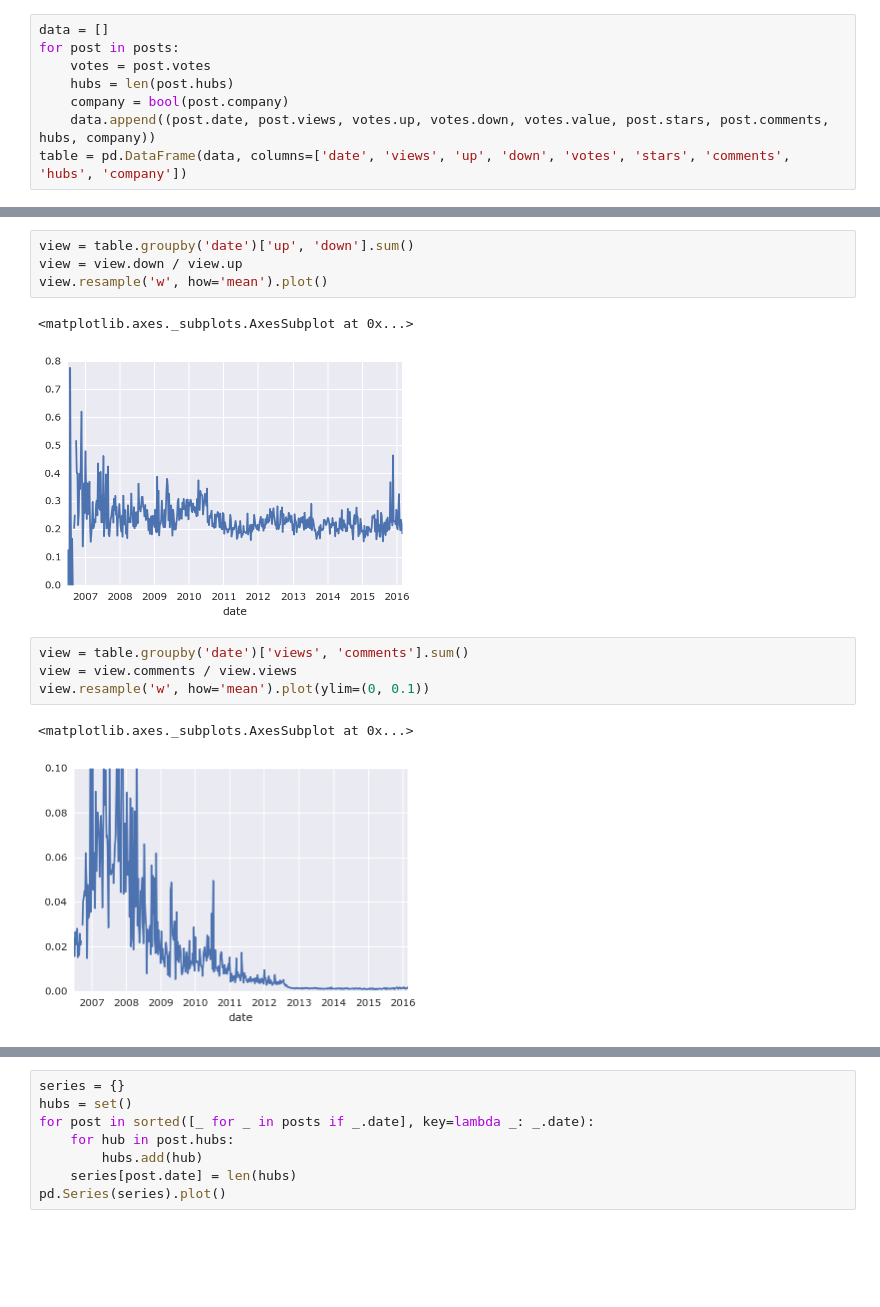
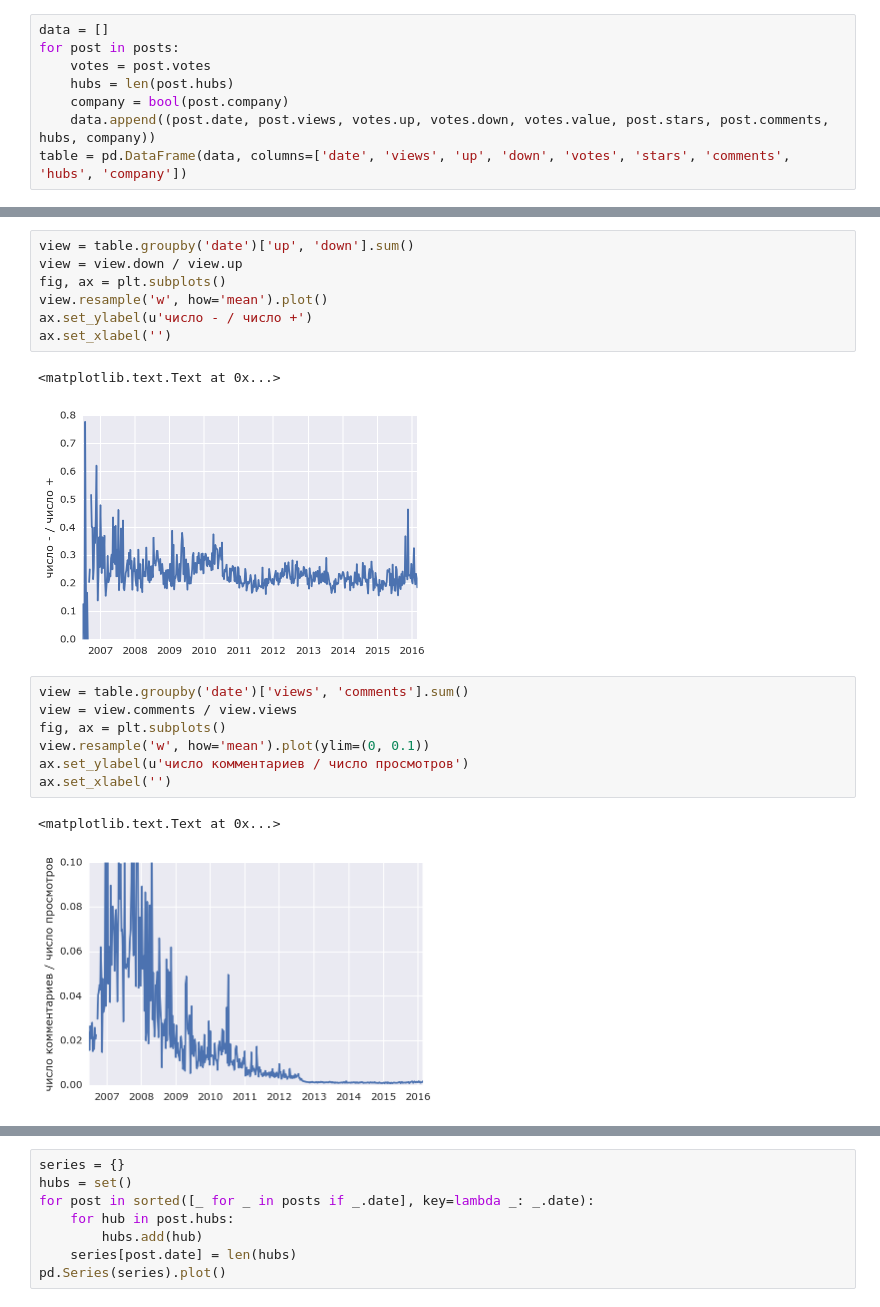
Before and after one commit to alexanderkuk/analyze-habr, a Jupyter notebook: notes.ipynb, the cells around one changed output, grey strips where cells are left out. Drawn from its saved outputs; the diff is of its cells as text; blank space fills up the shorter version.

```diff
--- a/notes.ipynb
+++ b/notes.ipynb
@@ -55,17 +66,23 @@ view.resample('w', how='mean').plot(ylim=(0, 0.08))
 # %%
 view = table.groupby('date')['up', 'down'].sum()
 view = view.down / view.up
+fig, ax = plt.subplots()
 view.resample('w', how='mean').plot()
+ax.set_ylabel(u'число - / число +')
+ax.set_xlabel('')
 # %% [output]
-<matplotlib.axes._subplots.AxesSubplot at 0x...>
+<matplotlib.text.Text at 0x...>
-[figure, old version]
+[figure, new version]
 # %%
 view = table.groupby('date')['views', 'comments'].sum()
 view = view.comments / view.views
+fig, ax = plt.subplots()
 view.resample('w', how='mean').plot(ylim=(0, 0.1))
+ax.set_ylabel(u'число комментариев / число просмотров')
+ax.set_xlabel('')
 # %% [output]
-<matplotlib.axes._subplots.AxesSubplot at 0x...>
+<matplotlib.text.Text at 0x...>
-[figure, old version]
+[figure, new version]
 # %%
 view = table.groupby('date')['views', 'stars'].sum()
 view = view.stars / view.views
```
Also changed, not shown: parts of 13 cells of this notebook.
